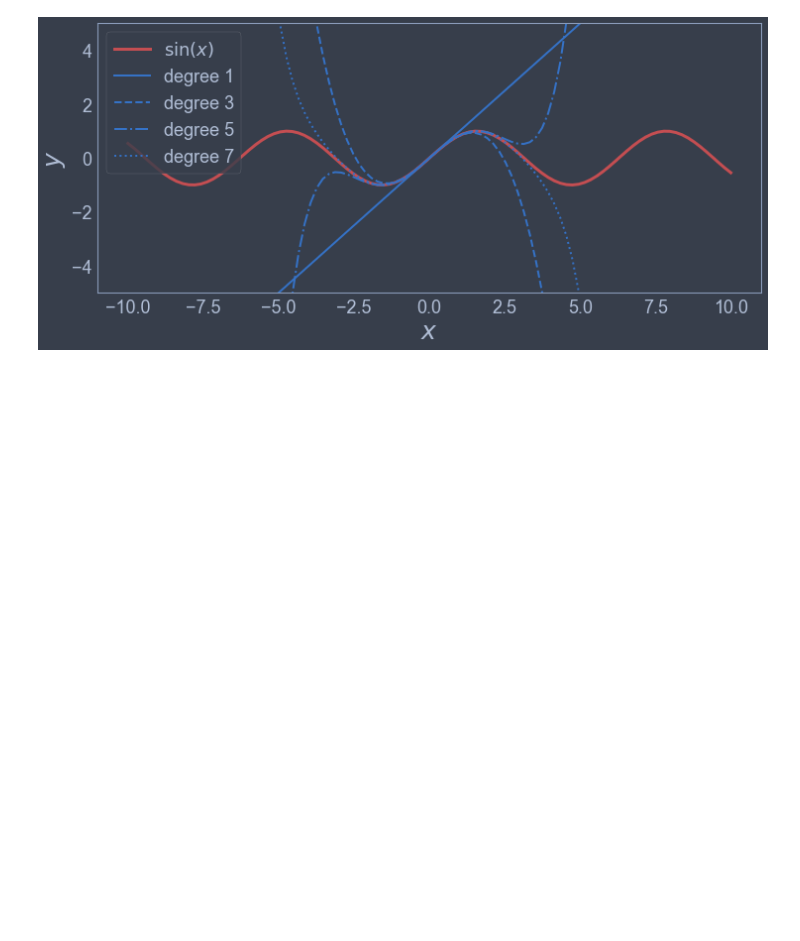
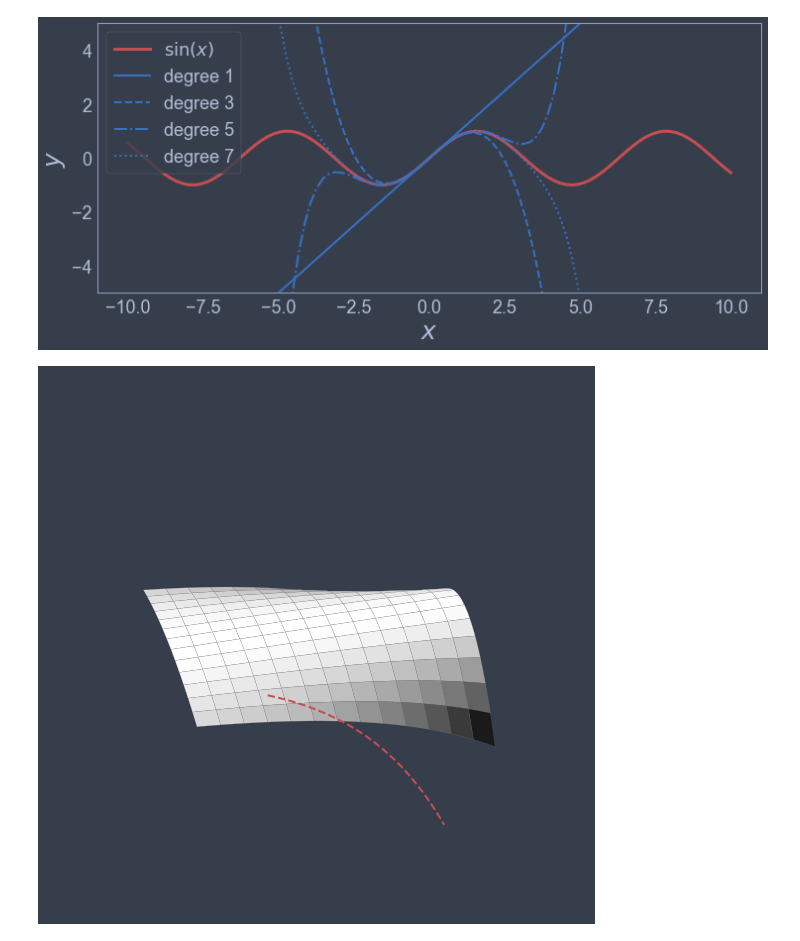
Before and after one commit to sive2045/ml_study, a Jupyter notebook: Ch8_optimization.ipynb, the cells around one changed output. Cells and saved outputs as stored; diff of their text form; code cells hidden in the pictures; blank space fills up the shorter version.

```diff
--- a/Ch8_optimization.ipynb
+++ b/Ch8_optimization.ipynb
@@ -115,3 +115,34 @@ ax.set_ylim([-5, 5])
 # %% [output]
 (-5.0, 5.0)
 [figure]
+# %%
+from mpl_toolkits.mplot3d import Axes3D
+
+# f(x,y,z) = 0
+x = y = np.arange(-1.0,1.0,0.05)
+X ,Y = np.meshgrid(x,y)
+Z = -(1/3)*(x**2)*(np.exp(Y))
+
+# 곡선 c에 대한 변수 t와 x(t), y(t), z(t)
+t = np.linspace(-0.5,0.5,100)
+xt = np.array(2**t)
+yt = np.array(t)
+zt = -(1/3)*(xt**2)*(np.exp(yt))
+
+fig = plt.figure(figsize=(10,10))
+ax = fig.add_subplot(111, projection='3d')
+
+# 곡면 그리기
+ax.plot_surface(X, Y, Z, rstride=3, cstride=3,
+               cmap=plt.cm.gray, edgecolor='gray', zorder=1)
+
+# 곡면 위를 지나는 곡선 C = [xt, yt, zt]^T
+ax.plot3D(xt,yt,zt,'--',lw=2,color='r', zorder=10)
+
+ax.set_zlim(-1,1)
+ax.set_axis_off()
+ax.view_init(35,-15)
+
+plt.show()
+# %% [output]
+[figure, added]
```
